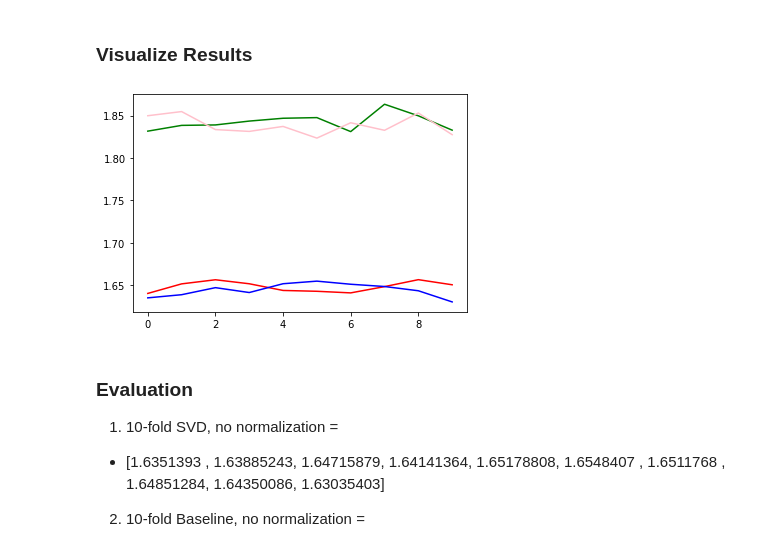
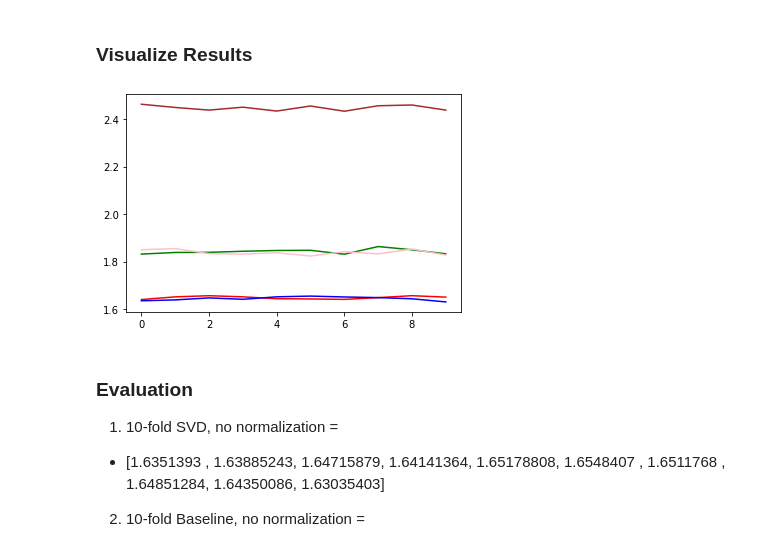
Before and after one commit to smannan/BookRecommenderSystem, a Jupyter notebook: RecommenderSystem.ipynb, the cells around one changed output. Cells and saved outputs as stored; diff of their text form; code cells hidden in the pictures.

```diff
--- a/RecommenderSystem.ipynb
+++ b/RecommenderSystem.ipynb
@@ -111,16 +148,18 @@ Test time         1.64    1.94    1.66    1.63    1.94    1.67    1.95    1.61
 # %%
 import matplotlib.pyplot as plt
 plt.plot([1.64035871, 1.6516192 , 1.65646442, 1.65174803, 1.64387064,
         1.64288313, 1.64099343, 1.64838811, 1.65657639, 1.65055562], color='red') # Baseline no norm
 plt.plot([1.6351393 , 1.63885243, 1.64715879, 1.64141364, 1.65178808,
         1.6548407 , 1.6511768 , 1.64851284, 1.64350086, 1.63035403], color='blue') # SVD no normalization
 plt.plot([1.83162642, 1.83842444, 1.83894032, 1.84348497, 1.84681301,
         1.84757849, 1.83108851, 1.86333115, 1.84969944, 1.83280018], color='green') # mean KNN with MSD sim metric
 plt.plot([1.84980278, 1.85468974, 1.83346668, 1.83132629, 1.83718233,
         1.82342555, 1.84151089, 1.83262617, 1.85301496, 1.82746491], color='pink') # mean KNN with cosine sim metric
+plt.plot([2.46206984, 2.44853017, 2.43737914, 2.44974258, 2.43340318,
+        2.45466453, 2.43269762, 2.45570293, 2.45888039, 2.4374606 ], color='brown') # NMF factorization
 plt.show()
 # %% [output]
-[figure, old version]
+[figure, new version]
 # %% [markdown]
 ### Evaluation
 1. 10-fold SVD, no normalization =
```
Also changed, not shown: parts of 9 cells of this notebook, 1 other file.
